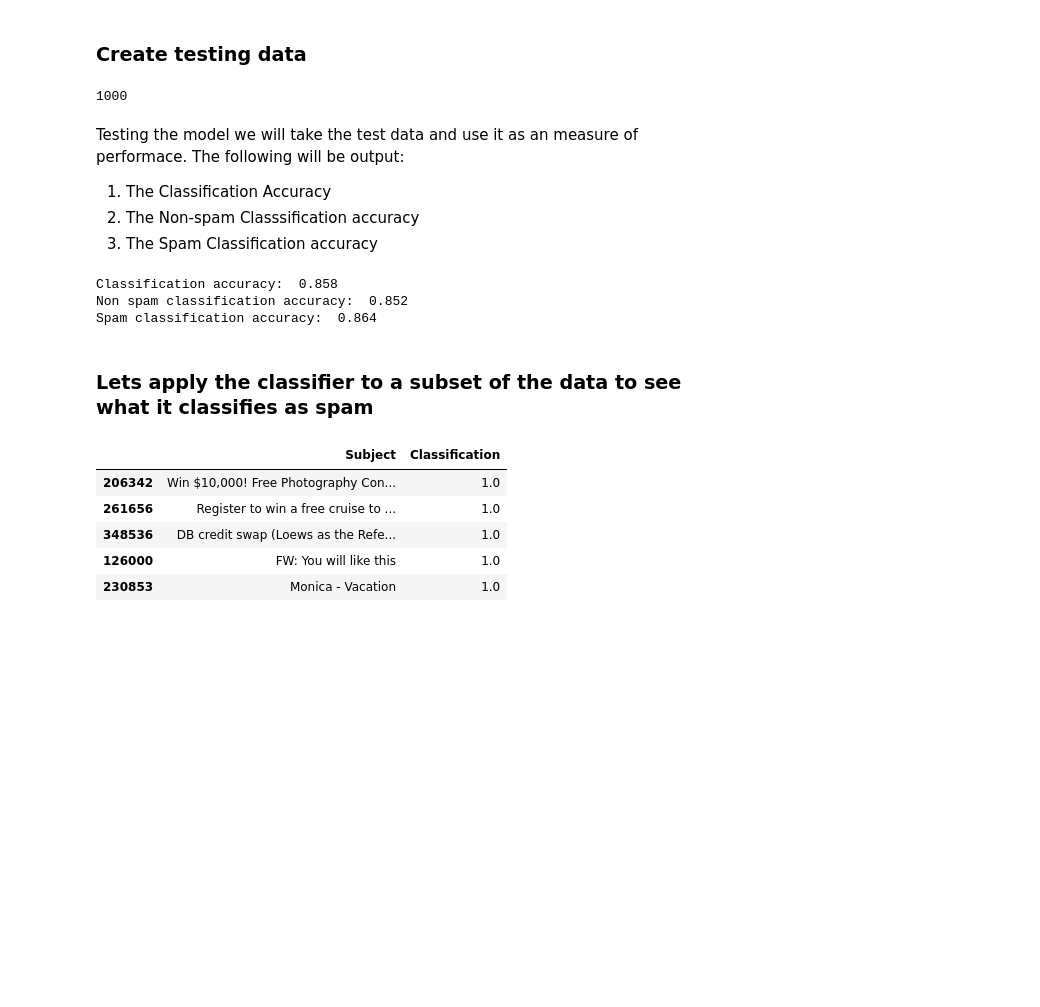
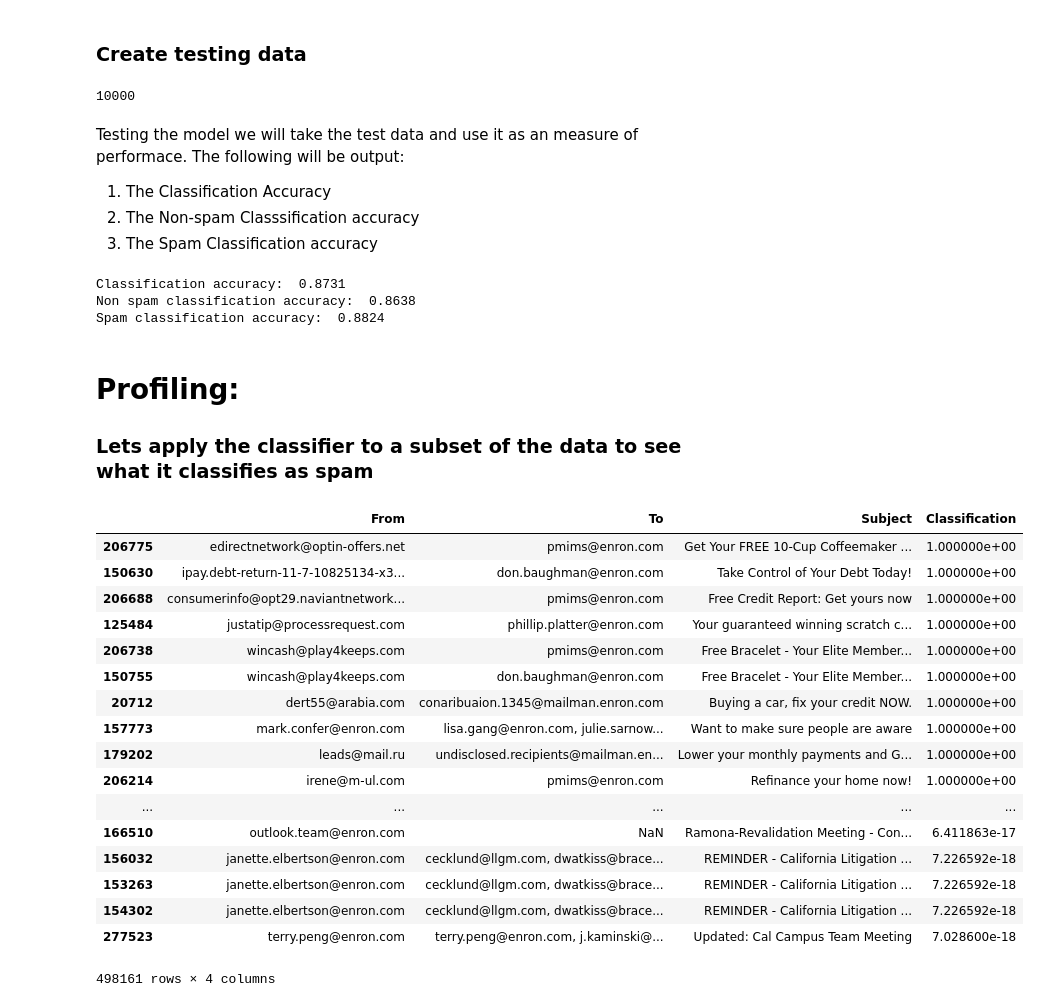
Before and after one commit to quintonweenink/ml-email-cyber-criminal-profiling, a Jupyter notebook: experiments/spamClassifier.ipynb, the cells around one changed output. Drawn from its saved outputs; the diff is of its cells as text; code cells hidden in the pictures; blank space fills up the shorter version.

Commit message:
Profiling using classifier

```diff
--- a/experiments/spamClassifier.ipynb
+++ b/experiments/spamClassifier.ipynb
@@ -1,7 +1,7 @@
 # %% [markdown]
 Only reading in one email for now
 # %%
-enroncsv = "../experiments/data/anon.csv"
+enroncsv = "../experiments/data/enron.csv"
 metadataHeaders = '../experiments/data/metadataHeaders.csv'
 spam = '../experiments/data/spam.csv'
 spamSubjects = '../experiments/data/spamWords.csv'
@@ -250,8 +250,8 @@ Starting..
 # %%
 testing = []
 
-TEST_NON_SPAM_SAMPLES = 500
-TEST_SPAM_SAMPLES = 500
+TEST_NON_SPAM_SAMPLES = 5000
+TEST_SPAM_SAMPLES = 5000
 
 trainingPos = df[pd.notnull(df['Subject'])]
 trainingPos = trainingPos.sample(TEST_NON_SPAM_SAMPLES)
@@ -273,7 +273,7 @@ np.random.shuffle(testing)
 
 len(testing)
 # %% [output]
-1000
+10000
 # %% [markdown]
 Testing the model we will take the test data and use it as an measure of performace. The following will be output:
 
@@ -303,40 +303,54 @@ print("Classification accuracy: ", correct / len(testing))
 print("Non spam classification accuracy: ", nonSpamCorrect / TEST_NON_SPAM_SAMPLES)
 print("Spam classification accuracy: ", spamCorrect / TEST_SPAM_SAMPLES)
 # %% [output]
-Classification accuracy:  0.858
-Non spam classification accuracy:  0.852
-Spam classification accuracy:  0.864
+Classification accuracy:  0.8731
+Non spam classification accuracy:  0.8638
+Spam classification accuracy:  0.8824
 # %% [markdown]
+# Profiling:
+
 ### Lets apply the classifier to a subset of the data to see what it classifies as spam
 # %%
-dfClassify = df.drop(['Filename', 'Person', 'Directory', 'Message-ID', 'Content-Transfer-Encoding', 'Content-Type', 'Date', 'X-FileName', 'From', 'X-To', 'X-bcc', 'Cc', 'X-cc', 'To', 'X-Folder', 'X-Origin', 'Time', 'Bcc', 'X-From', 'Attendees', 'Re', 'Mime-Version'], axis=1)
+dfClassify = df.drop(['Filename', 'Person', 'Directory', 'Message-ID', 'Content-Transfer-Encoding', 'Content-Type', 'Date', 'X-FileName', 'X-To', 'X-bcc', 'Cc', 'X-cc', 'X-Folder', 'X-Origin', 'Time', 'Bcc', 'X-From', 'Attendees', 'Re', 'Mime-Version'], axis=1)
 
 dfClassify = dfClassify[pd.notnull(df['Subject'])]
-dfClassify = dfClassify.sample(10000)
+dfClassify = dfClassify.sample(len(dfClassify))
 
 def classify(arr):
     classifySplit = arr.split(' ')
 
     posBagOfWords = {}
     posBagOfWords = addToBagOfWords(posBagOfWords, classifySplit)
 
     listOfIn = []
     for key in posBagOfWords:
         listOfIn.append(key)
 
     inputBag = dictionaryList['Word'].isin(listOfIn).values.tolist()
 
     result = fnn.fire(np.array([np.array(inputBag)]))[0][0]
 
     return result
 
 dfClassify['Classification'] = dfClassify['Subject'].apply(classify)
 
-dfClassify.sort_values(['Classification'], ascending=[0]).head()
+dfClassify.sort_values(['Classification'], ascending=[0])
 # %% [output]
-|  | Subject | Classification |
-| 206342 | Win $10,000! Free Photography Con... | 1.0 |
-| 261656 | Register to win a free cruise to ... | 1.0 |
-| 348536 | DB credit swap (Loews as the Refe... | 1.0 |
-| 126000 | FW: You will like this | 1.0 |
-| 230853 | Monica - Vacation | 1.0 |
+|  | From | To | Subject | Classification |
+| 206775 | edirectnetwork@optin-offers.net | pmims@enron.com | Get Your FREE 10-Cup Coffeemaker ... | 1.000000e+00 |
+| 150630 | ipay.debt-return-11-7-10825134-x3... | don.baughman@enron.com | Take Control of Your Debt Today! | 1.000000e+00 |
+| 206688 | consumerinfo@opt29.naviantnetwork... | pmims@enron.com | Free Credit Report: Get yours now | 1.000000e+00 |
+| 125484 | justatip@processrequest.com | phillip.platter@enron.com | Your guaranteed winning scratch c... | 1.000000e+00 |
+| 206738 | wincash@play4keeps.com | pmims@enron.com | Free Bracelet - Your Elite Member... | 1.000000e+00 |
+| 150755 | wincash@play4keeps.com | don.baughman@enron.com | Free Bracelet - Your Elite Member... | 1.000000e+00 |
+| 20712 | dert55@arabia.com | conaribuaion.1345@mailman.enron.com | Buying a car, fix your credit NOW. | 1.000000e+00 |
+| 157773 | mark.confer@enron.com | lisa.gang@enron.com, julie.sarnow... | Want to make sure people are aware | 1.000000e+00 |
+| 179202 | leads@mail.ru | undisclosed.recipients@mailman.en... | Lower your monthly payments and G... | 1.000000e+00 |
+| 206214 | irene@m-ul.com | pmims@enron.com | Refinance your home now! | 1.000000e+00 |
+| ... | ... | ... | ... | ... |
+| 166510 | outlook.team@enron.com | NaN | Ramona-Revalidation Meeting - Con... | 6.411863e-17 |
+| 156032 | janette.elbertson@enron.com | cecklund@llgm.com, dwatkiss@brace... | REMINDER - California Litigation ... | 7.226592e-18 |
+| 153263 | janette.elbertson@enron.com | cecklund@llgm.com, dwatkiss@brace... | REMINDER - California Litigation ... | 7.226592e-18 |
+| 154302 | janette.elbertson@enron.com | cecklund@llgm.com, dwatkiss@brace... | REMINDER - California Litigation ... | 7.226592e-18 |
+| 277523 | terry.peng@enron.com | terry.peng@enron.com, j.kaminski@... | Updated: Cal Campus Team Meeting | 7.028600e-18 |
+498161 rows × 4 columns
```
Also changed, not shown: parts of 6 cells of this notebook.
